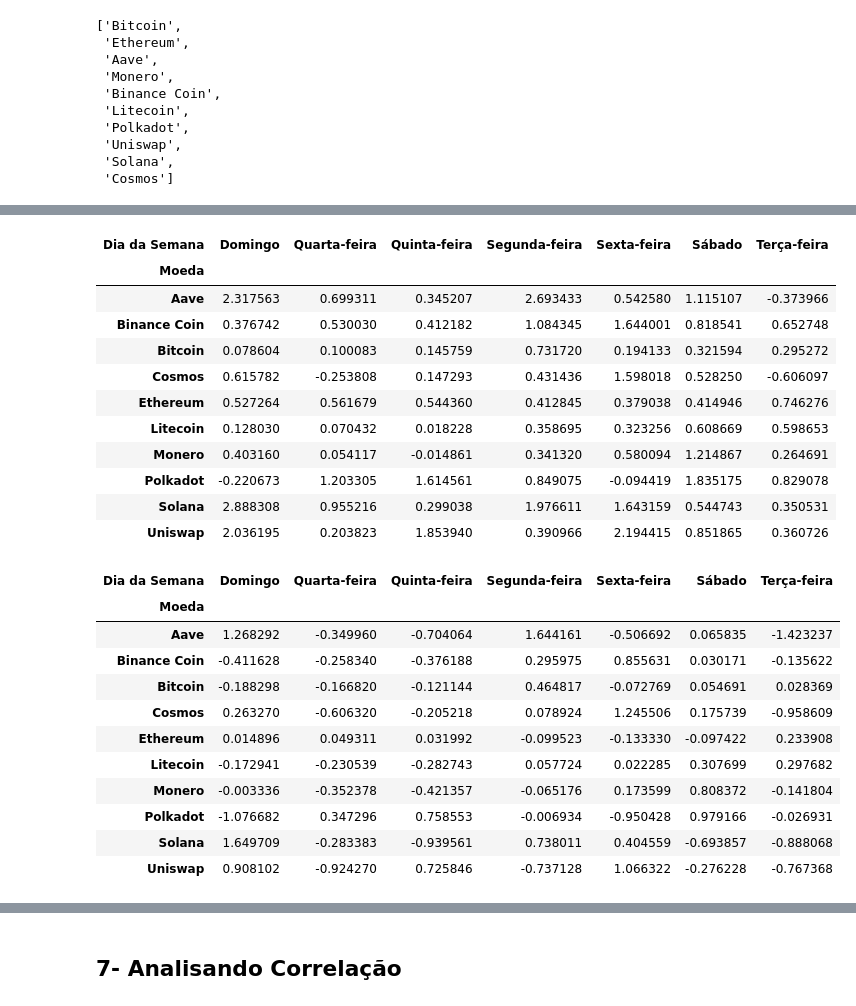
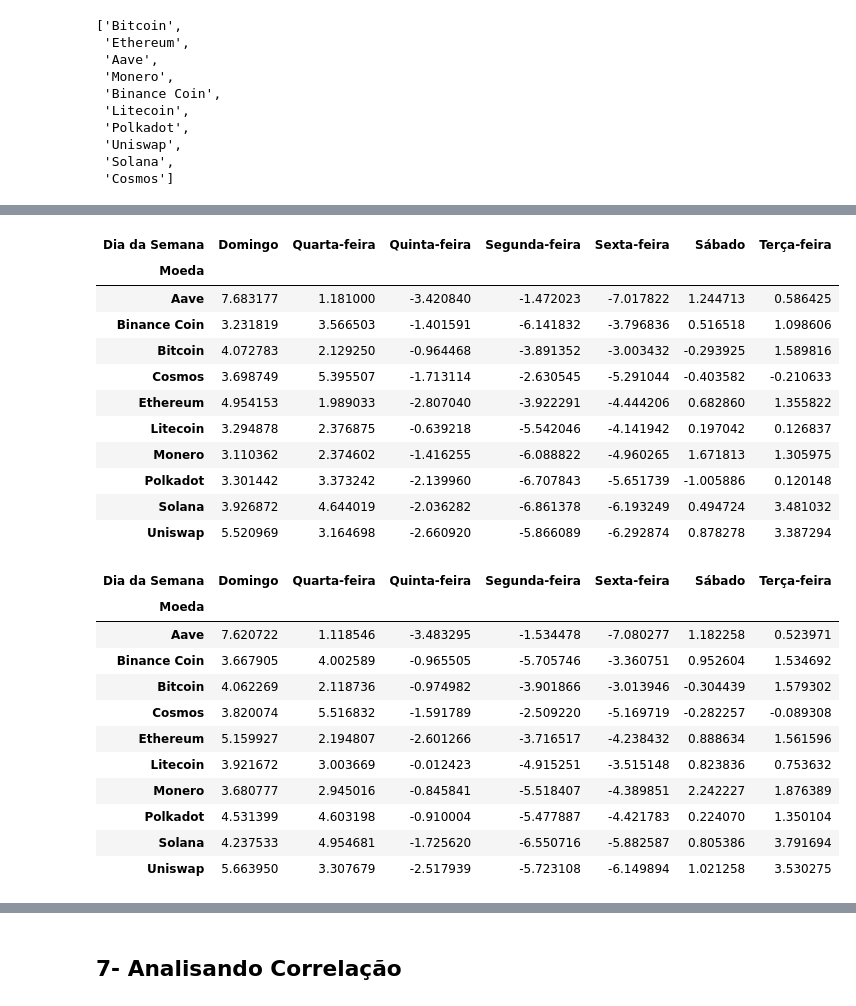
Before and after one commit to NewKanvas/M5-Projeto-5, a Jupyter notebook: Code/crypto_anlys.ipynb, the cells around one changed output, grey strips where cells are left out. Cells and saved outputs as stored; diff of their text form; code cells hidden in the pictures.

```diff
--- a/Code/crypto_anlys.ipynb
+++ b/Code/crypto_anlys.ipynb
@@ -679,7 +695,7 @@ cripto_top10
 # %%
 # Definir o período desejado
 
-data_inicio = '2020-07-06'
+data_inicio = '2021-06-06'
 data_fim = '2021-07-06'
 
 # Filtrar o DataFrame com base no período desejado
@@ -788,47 +789,46 @@ media_variacao_dia_semana
 # %% [output]
 | Dia da Semana | Domingo | Quarta-feira | Quinta-feira | Segunda-feira | Sexta-feira | Sábado | Terça-feira |
 | Moeda |  |  |  |  |  |  |  |
-| Aave | 2.317563 | 0.699311 | 0.345207 | 2.693433 | 0.542580 | 1.115107 | -0.373966 |
-| Binance Coin | 0.376742 | 0.530030 | 0.412182 | 1.084345 | 1.644001 | 0.818541 | 0.652748 |
-| Bitcoin | 0.078604 | 0.100083 | 0.145759 | 0.731720 | 0.194133 | 0.321594 | 0.295272 |
-| Cosmos | 0.615782 | -0.253808 | 0.147293 | 0.431436 | 1.598018 | 0.528250 | -0.606097 |
-| Ethereum | 0.527264 | 0.561679 | 0.544360 | 0.412845 | 0.379038 | 0.414946 | 0.746276 |
-| Litecoin | 0.128030 | 0.070432 | 0.018228 | 0.358695 | 0.323256 | 0.608669 | 0.598653 |
-| Monero | 0.403160 | 0.054117 | -0.014861 | 0.341320 | 0.580094 | 1.214867 | 0.264691 |
-| Polkadot | -0.220673 | 1.203305 | 1.614561 | 0.849075 | -0.094419 | 1.835175 | 0.829078 |
-| Solana | 2.888308 | 0.955216 | 0.299038 | 1.976611 | 1.643159 | 0.544743 | 0.350531 |
-| Uniswap | 2.036195 | 0.203823 | 1.853940 | 0.390966 | 2.194415 | 0.851865 | 0.360726 |
+| Aave | 7.683177 | 1.181000 | -3.420840 | -1.472023 | -7.017822 | 1.244713 | 0.586425 |
+| Binance Coin | 3.231819 | 3.566503 | -1.401591 | -6.141832 | -3.796836 | 0.516518 | 1.098606 |
+| Bitcoin | 4.072783 | 2.129250 | -0.964468 | -3.891352 | -3.003432 | -0.293925 | 1.589816 |
+| Cosmos | 3.698749 | 5.395507 | -1.713114 | -2.630545 | -5.291044 | -0.403582 | -0.210633 |
+| Ethereum | 4.954153 | 1.989033 | -2.807040 | -3.922291 | -4.444206 | 0.682860 | 1.355822 |
+| Litecoin | 3.294878 | 2.376875 | -0.639218 | -5.542046 | -4.141942 | 0.197042 | 0.126837 |
+| Monero | 3.110362 | 2.374602 | -1.416255 | -6.088822 | -4.960265 | 1.671813 | 1.305975 |
+| Polkadot | 3.301442 | 3.373242 | -2.139960 | -6.707843 | -5.651739 | -1.005886 | 0.120148 |
+| Solana | 3.926872 | 4.644019 | -2.036282 | -6.861378 | -6.193249 | 0.494724 | 3.481032 |
+| Uniswap | 5.520969 | 3.164698 | -2.660920 | -5.866089 | -6.292874 | 0.878278 | 3.387294 |
 # %%
-
 # Calcular a média de Variação [%] de cada moeda para cada dia da semana
 media_variacao_dia_semana = criptocopy_filtrado.pivot_table(index='Moeda', columns='Dia da Semana', values='Variação [%]', aggfunc='mean')
 
 # Calcular a média de cada moeda
 media_moeda = criptocopy_filtrado.groupby('Moeda')['Variação [%]'].mean()
 
 # Subtrair a média de cada moeda da tabela de média de variação por dia da semana
 media_variacao_dia_semana = media_variacao_dia_semana.subtract(media_moeda, axis=0)
 
 # Definir a função de formatação para as células
 def color_negative_red(val):
     color = 'red' if val < 0 else 'green'
     return f'color: {color}'
 
 # Aplicar a formatação às células
-media_variacao_dia_semana = media_variacao_dia_semana.style.applymap(color_negative_red)
+media_variacao_dia_semana = media_variacao_dia_semana.style.map(color_negative_red)
 
 # Exibir a tabela formatada
 media_variacao_dia_semana
 # %% [output]
 | Dia da Semana | Domingo | Quarta-feira | Quinta-feira | Segunda-feira | Sexta-feira | Sábado | Terça-feira |
 | Moeda |  |  |  |  |  |  |  |
-| Aave | 1.268292 | -0.349960 | -0.704064 | 1.644161 | -0.506692 | 0.065835 | -1.423237 |
-| Binance Coin | -0.411628 | -0.258340 | -0.376188 | 0.295975 | 0.855631 | 0.030171 | -0.135622 |
-| Bitcoin | -0.188298 | -0.166820 | -0.121144 | 0.464817 | -0.072769 | 0.054691 | 0.028369 |
-| Cosmos | 0.263270 | -0.606320 | -0.205218 | 0.078924 | 1.245506 | 0.175739 | -0.958609 |
-| Ethereum | 0.014896 | 0.049311 | 0.031992 | -0.099523 | -0.133330 | -0.097422 | 0.233908 |
-| Litecoin | -0.172941 | -0.230539 | -0.282743 | 0.057724 | 0.022285 | 0.307699 | 0.297682 |
-| Monero | -0.003336 | -0.352378 | -0.421357 | -0.065176 | 0.173599 | 0.808372 | -0.141804 |
-| Polkadot | -1.076682 | 0.347296 | 0.758553 | -0.006934 | -0.950428 | 0.979166 | -0.026931 |
-| Solana | 1.649709 | -0.283383 | -0.939561 | 0.738011 | 0.404559 | -0.693857 | -0.888068 |
-| Uniswap | 0.908102 | -0.924270 | 0.725846 | -0.737128 | 1.066322 | -0.276228 | -0.767368 |
+| Aave | 7.620722 | 1.118546 | -3.483295 | -1.534478 | -7.080277 | 1.182258 | 0.523971 |
+| Binance Coin | 3.667905 | 4.002589 | -0.965505 | -5.705746 | -3.360751 | 0.952604 | 1.534692 |
+| Bitcoin | 4.062269 | 2.118736 | -0.974982 | -3.901866 | -3.013946 | -0.304439 | 1.579302 |
+| Cosmos | 3.820074 | 5.516832 | -1.591789 | -2.509220 | -5.169719 | -0.282257 | -0.089308 |
+| Ethereum | 5.159927 | 2.194807 | -2.601266 | -3.716517 | -4.238432 | 0.888634 | 1.561596 |
+| Litecoin | 3.921672 | 3.003669 | -0.012423 | -4.915251 | -3.515148 | 0.823836 | 0.753632 |
+| Monero | 3.680777 | 2.945016 | -0.845841 | -5.518407 | -4.389851 | 2.242227 | 1.876389 |
+| Polkadot | 4.531399 | 4.603198 | -0.910004 | -5.477887 | -4.421783 | 0.224070 | 1.350104 |
+| Solana | 4.237533 | 4.954681 | -1.725620 | -6.550716 | -5.882587 | 0.805386 | 3.791694 |
+| Uniswap | 5.663950 | 3.307679 | -2.517939 | -5.723108 | -6.149894 | 1.021258 | 3.530275 |
```
Also changed, not shown: parts of 20 cells of this notebook, 1 other file.
